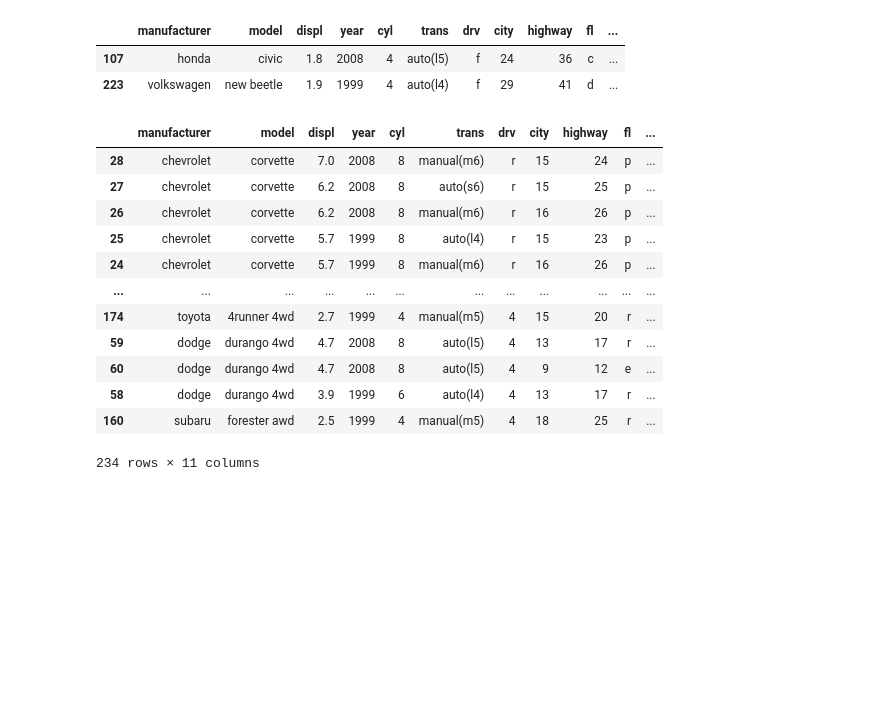
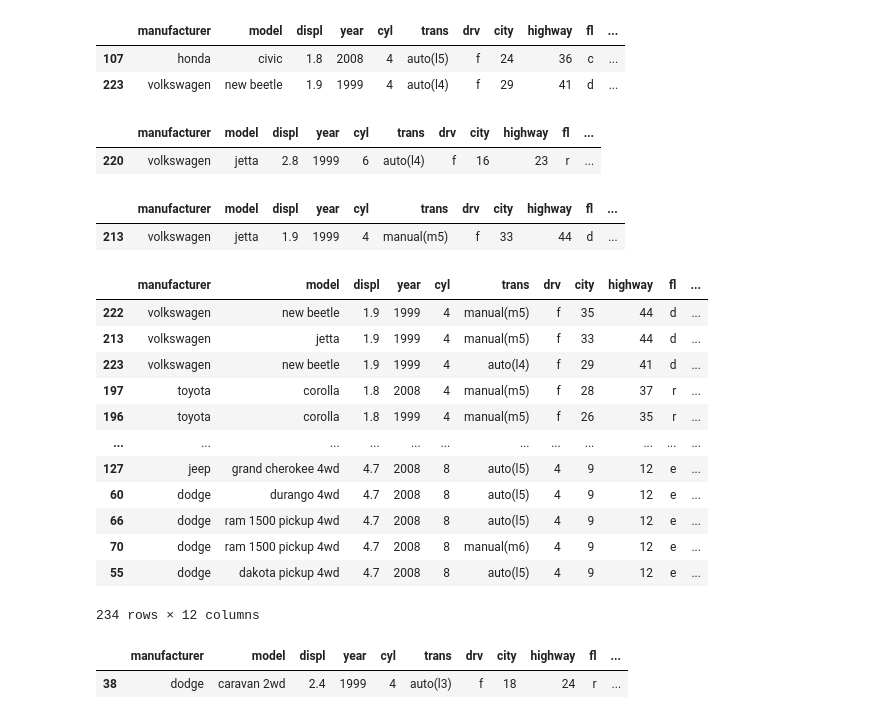
Before and after one commit to ljackson707/numpy-pandas-visualization-exercises, a Jupyter notebook: dataframes.ipynb, the cells around one changed output. Saved outputs shown, nothing was run; the diff lists cells and outputs as text; code cells hidden in the pictures; blank space fills up the shorter version.

Commit message:
dataframes.ipynb Done

```diff
--- a/dataframes.ipynb
+++ b/dataframes.ipynb
@@ -267,21 +311,49 @@ new_mpg.head(2)
 | 223 | volkswagen | new beetle | 1.9 | 1999 | 4 | auto(l4) | f | 29 | 41 | d | ... |
 # %%
 #i) Which compact class car has the lowest highway mileage? The best?
-compact_w_lowest_m = mpg.sort_values(by = 'class')
-compact_w_lowest_m
-
-# The best
+new_mpg_low = (new_mpg[new_mpg['class'] == 'compact']
+.sort_values(by = 'highway', ascending = False)
+.tail(1))
+new_mpg_low
 # %% [output]
 |  | manufacturer | model | displ | year | cyl | trans | drv | city | highway | fl | ... |
-| 28 | chevrolet | corvette | 7.0 | 2008 | 8 | manual(m6) | r | 15 | 24 | p | ... |
-| 27 | chevrolet | corvette | 6.2 | 2008 | 8 | auto(s6) | r | 15 | 25 | p | ... |
-| 26 | chevrolet | corvette | 6.2 | 2008 | 8 | manual(m6) | r | 16 | 26 | p | ... |
-| 25 | chevrolet | corvette | 5.7 | 1999 | 8 | auto(l4) | r | 15 | 23 | p | ... |
-| 24 | chevrolet | corvette | 5.7 | 1999 | 8 | manual(m6) | r | 16 | 26 | p | ... |
-| ... | ... | ... | ... | ... | ... | ... | ... | ... | ... | ... | ... |
-| 174 | toyota | 4runner 4wd | 2.7 | 1999 | 4 | manual(m5) | 4 | 15 | 20 | r | ... |
-| 59 | dodge | durango 4wd | 4.7 | 2008 | 8 | auto(l5) | 4 | 13 | 17 | r | ... |
-| 60 | dodge | durango 4wd | 4.7 | 2008 | 8 | auto(l5) | 4 | 9 | 12 | e | ... |
-| 58 | dodge | durango 4wd | 3.9 | 1999 | 6 | auto(l4) | 4 | 13 | 17 | r | ... |
-| 160 | subaru | forester awd | 2.5 | 1999 | 4 | manual(m5) | 4 | 18 | 25 | r | ... |
+| 220 | volkswagen | jetta | 2.8 | 1999 | 6 | auto(l4) | f | 16 | 23 | r | ... |
-234 rows × 11 columns
+# %%
+# The best
+new_mpg_high = (new_mpg[new_mpg['class'] == 'compact']
+.sort_values(by = 'highway', ascending = False)
+.head(1))
+new_mpg_high
+# %% [output]
+|  | manufacturer | model | displ | year | cyl | trans | drv | city | highway | fl | ... |
+| 213 | volkswagen | jetta | 1.9 | 1999 | 4 | manual(m5) | f | 33 | 44 | d | ... |
+# %%
+#j) Create a column named average_mileage that is the mean of the city and highway mileage.
+new_mpg = (mpg.assign(average_mileage = (mpg.highway + mpg.city)/2)
+.sort_values(by = 'average_mileage', ascending = False))
+new_mpg
+# %% [output]
+|  | manufacturer | model | displ | year | cyl | trans | drv | city | highway | fl | ... |
+| 222 | volkswagen | new beetle | 1.9 | 1999 | 4 | manual(m5) | f | 35 | 44 | d | ... |
+| 213 | volkswagen | jetta | 1.9 | 1999 | 4 | manual(m5) | f | 33 | 44 | d | ... |
+| 223 | volkswagen | new beetle | 1.9 | 1999 | 4 | auto(l4) | f | 29 | 41 | d | ... |
+| 197 | toyota | corolla | 1.8 | 2008 | 4 | manual(m5) | f | 28 | 37 | r | ... |
+| 196 | toyota | corolla | 1.8 | 1999 | 4 | manual(m5) | f | 26 | 35 | r | ... |
+| ... | ... | ... | ... | ... | ... | ... | ... | ... | ... | ... | ... |
+| 127 | jeep | grand cherokee 4wd | 4.7 | 2008 | 8 | auto(l5) | 4 | 9 | 12 | e | ... |
+| 60 | dodge | durango 4wd | 4.7 | 2008 | 8 | auto(l5) | 4 | 9 | 12 | e | ... |
+| 66 | dodge | ram 1500 pickup 4wd | 4.7 | 2008 | 8 | auto(l5) | 4 | 9 | 12 | e | ... |
+| 70 | dodge | ram 1500 pickup 4wd | 4.7 | 2008 | 8 | manual(m6) | 4 | 9 | 12 | e | ... |
+| 55 | dodge | dakota pickup 4wd | 4.7 | 2008 | 8 | auto(l5) | 4 | 9 | 12 | e | ... |
+234 rows × 12 columns
+# %%
+#k) Which dodge car has the best average mileage? The worst?
+
+# The best
+new_mpg_h = (new_mpg[new_mpg['manufacturer'] == 'dodge']
+.sort_values(by = 'average_mileage', ascending = False)
+.head(1))
+new_mpg_h
+# %% [output]
+|  | manufacturer | model | displ | year | cyl | trans | drv | city | highway | fl | ... |
+| 38 | dodge | caravan 2wd | 2.4 | 1999 | 4 | auto(l3) | f | 18 | 24 | r | ... |
```
Also changed, not shown: parts of 25 cells of this notebook.
